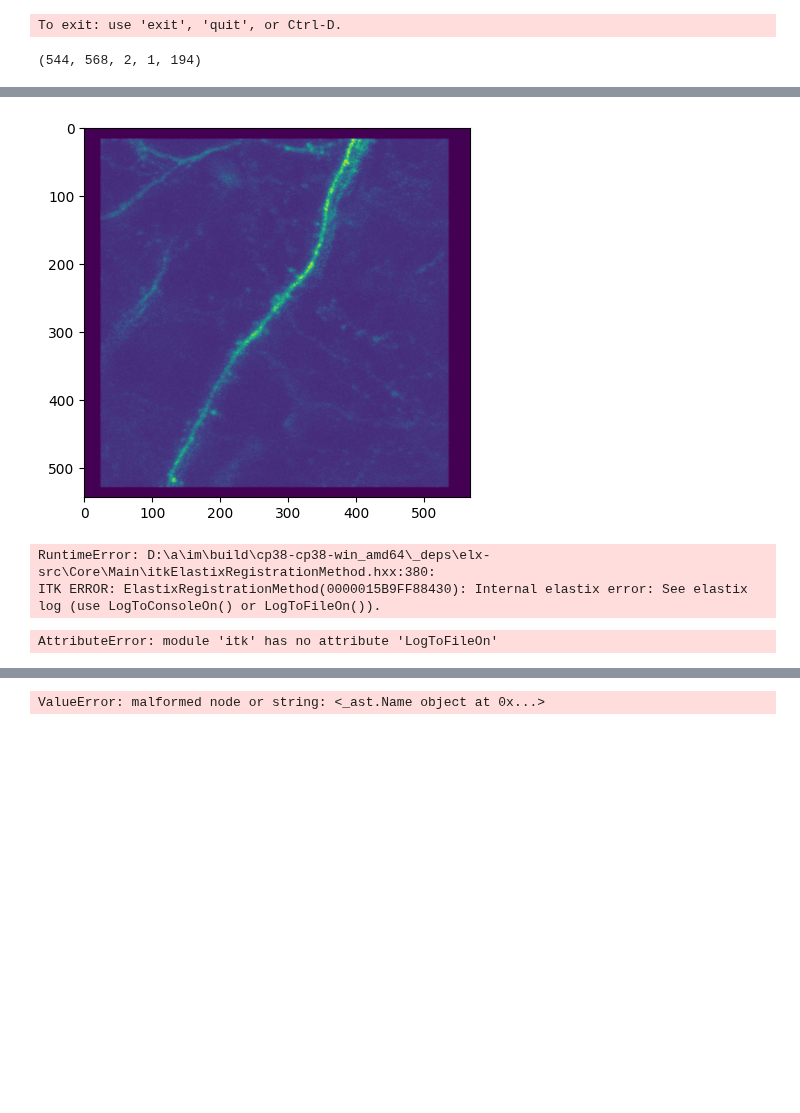
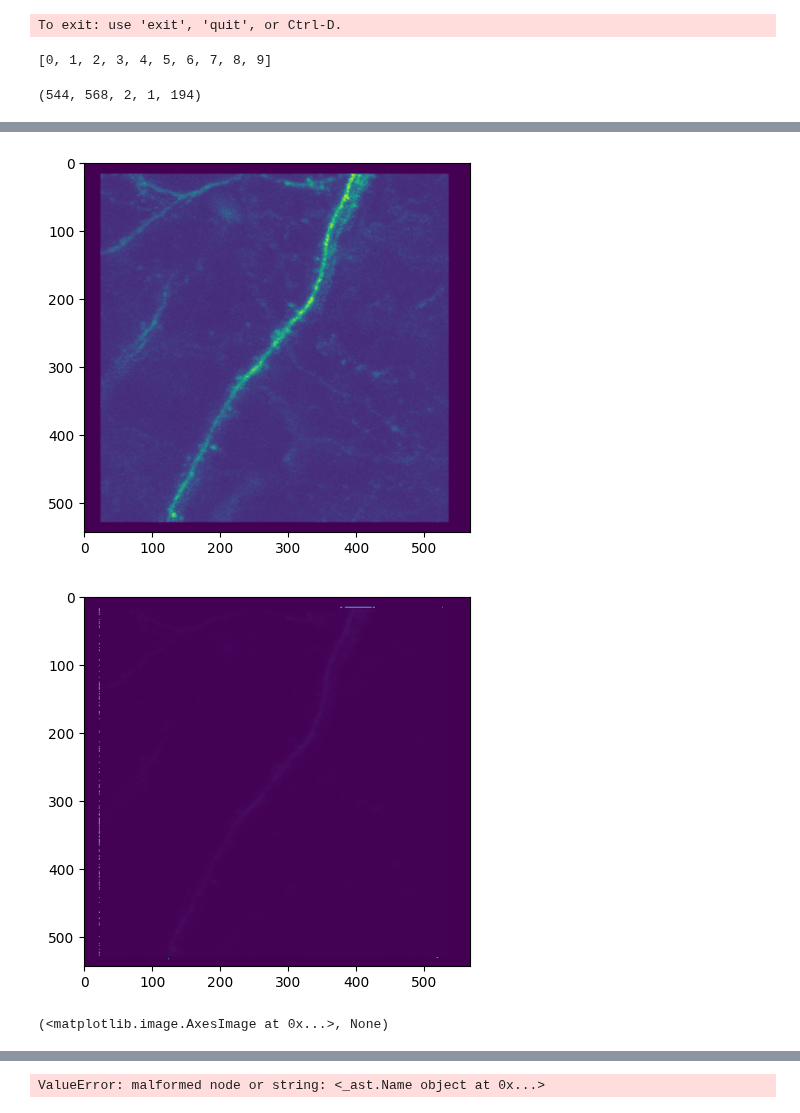
Before and after one commit to dhino2000/optic, a Jupyter notebook: notebook/TIFStackExplorerGUI.ipynb, the cells around one changed output, grey strips where cells are left out. Saved outputs shown, nothing was run; the diff lists cells and outputs as text; code cells hidden in the pictures; blank space fills up the shorter version.

Commit message:
update makeLayoutImageRegistration

```diff
--- a/notebook/TIFStackExplorerGUI.ipynb
+++ b/notebook/TIFStackExplorerGUI.ipynb
@@ -147,11 +147,17 @@ class TIFStackExplorerGUI(QMainWindow):
     def makeLayoutComponentImageRegistration(self):
         layout = makeLayoutImageRegistration(
             self.widget_manager,
-            key_label=f"{self.app_key_pri}_registration",
-            key_combobox=f"{self.app_key_pri}_registration",
-            key_button_config=f"{self.app_key_pri}_registration_config",
-            key_button_run=f"{self.app_key_pri}_registration_run",
-            items_combobox=self.config_manager.gui_defaults["REGISTRATION_METHOD"],
+            self.data_manager,
+            self.app_key_pri,
+            f"elastix_registration",
+            f"elastix_ref_plane_t",
+            f"elastix_ref_plane_z",
+            f"elastix_method",
+            f"elastix_ref_plane_t",
+            f"elastix_ref_plane_z",
+            f"elastix_config",
+            f"elastix_run_t",
+            f"elastix_run_z",
         )
         return layout
 
@@ -298,7 +304,7 @@ class TIFStackExplorerGUI(QMainWindow):
             metadata=self.data_manager.getTiffMetadata(self.app_key_pri),
         )
         # Elastix config
-        self.widget_manager.dict_button[f"{self.app_key_pri}_registration_config"].clicked.connect(
+        self.widget_manager.dict_button[f"elastix_config"].clicked.connect(
             lambda: self.showSubWindowElastixParamsConfig()
         )
 
@@ -312,31 +318,49 @@ if __name__ == "__main__":
 # %% [output]
 SystemExit: 0
 To exit: use 'exit', 'quit', or Ctrl-D.
+# %%
+list(range(10))
+# %% [output]
+[0, 1, 2, 3, 4, 5, 6, 7, 8, 9]
 # %%
 from optic.processing.elastix import runElastix
 import matplotlib.pyplot as plt
 import itk
 
 tiff_stack = gui.data_manager.getTiffStack("pri")
 print(tiff_stack.shape)
-img_fix = tiff_stack[:, :, 1, :, 0]
-img_mov = tiff_stack[:, :, 1, :, -1]
-
+img_fix = tiff_stack[:, :, 1, 0, 0]
+img_mov = tiff_stack[:, :, 1, 0, -1]
 plt.imshow(img_fix), plt.show()
 plt.imshow(img_mov), plt.show()
 
-elastix_params = gui.config_manager.json_config.get("elastix_params")["bspline"]
+elastix_params = gui.config_manager.json_config.get("elastix_params")["affine"]
 parameter_map = convertDictToElastixFormat(elastix_params)
 
-img_res, result_transform_parameters = runElastix(img_fix, img_mov, parameter_map)
+parameter_object = itk.ParameterObject.New()
+parameter_object.AddParameterMap(parameter_map)
+
+# avoid "input array was not contiguous" error
+img_fix = np.ascontiguousarray(img_fix)
+img_mov = np.ascontiguousarray(img_mov)
+
+img_fix = itk.image_view_from_array(img_fix)
+img_mov = itk.image_view_from_array(img_mov)
+
+
+img_res, result_transform_parameters = itk.elastix_registration_method(
+    img_fix,
+    img_mov,
+    parameter_object=parameter_object,
+    output_directory="./",
+    log_to_console=True,
+    log_to_file=True)
+
+img_res = itk.array_from_image(img_res)
 plt.imshow(img_res), plt.show()
 # %% [output]
 (544, 568, 2, 1, 194)
 [figure]
 [figure]
+[figure, added]
-RuntimeError: D:\a\im\build\cp38-cp38-win_amd64\_deps\elx-src\Core\Main\itkElastixRegistrationMethod.hxx:380:
-ITK ERROR: ElastixRegistrationMethod(0000015B9FF88430): Internal elastix error: See elastix log (use LogToConsoleOn() or LogToFileOn()).
+(<matplotlib.image.AxesImage at 0x...>, None)
-# %%
-itk.LogToFileOn()
-# %% [output]
-AttributeError: module 'itk' has no attribute 'LogToFileOn'
```
Also changed, not shown: parts of 2 cells of this notebook, 4 other files.
